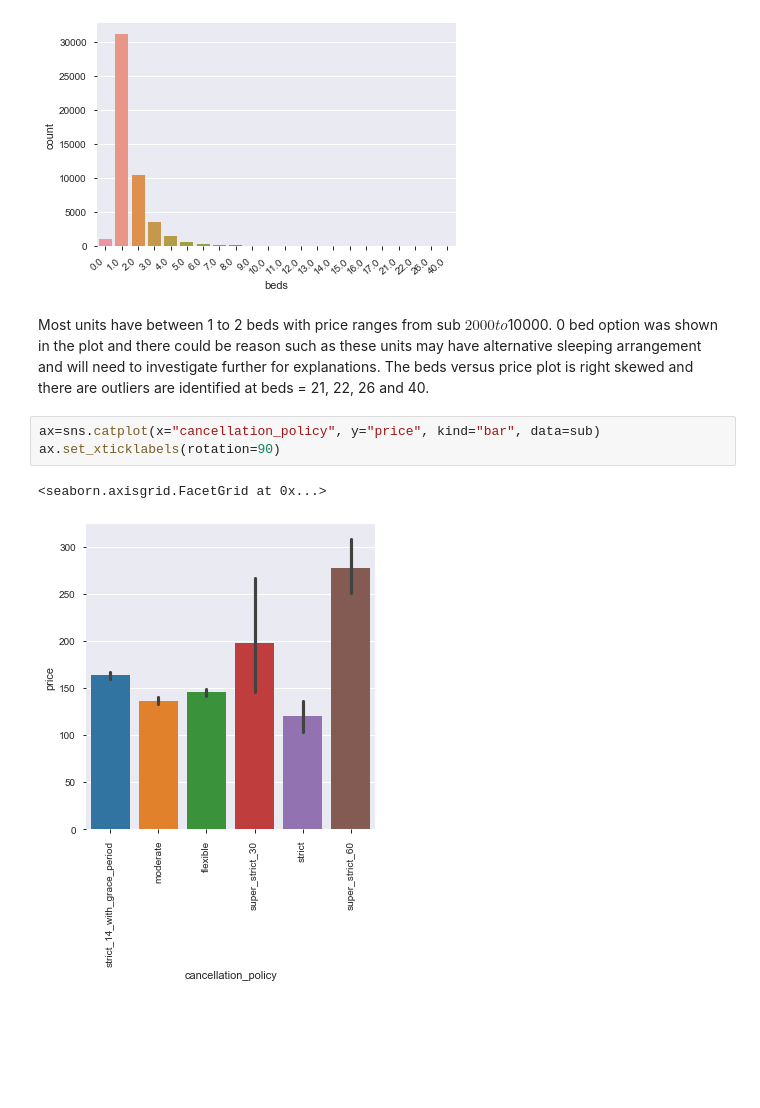
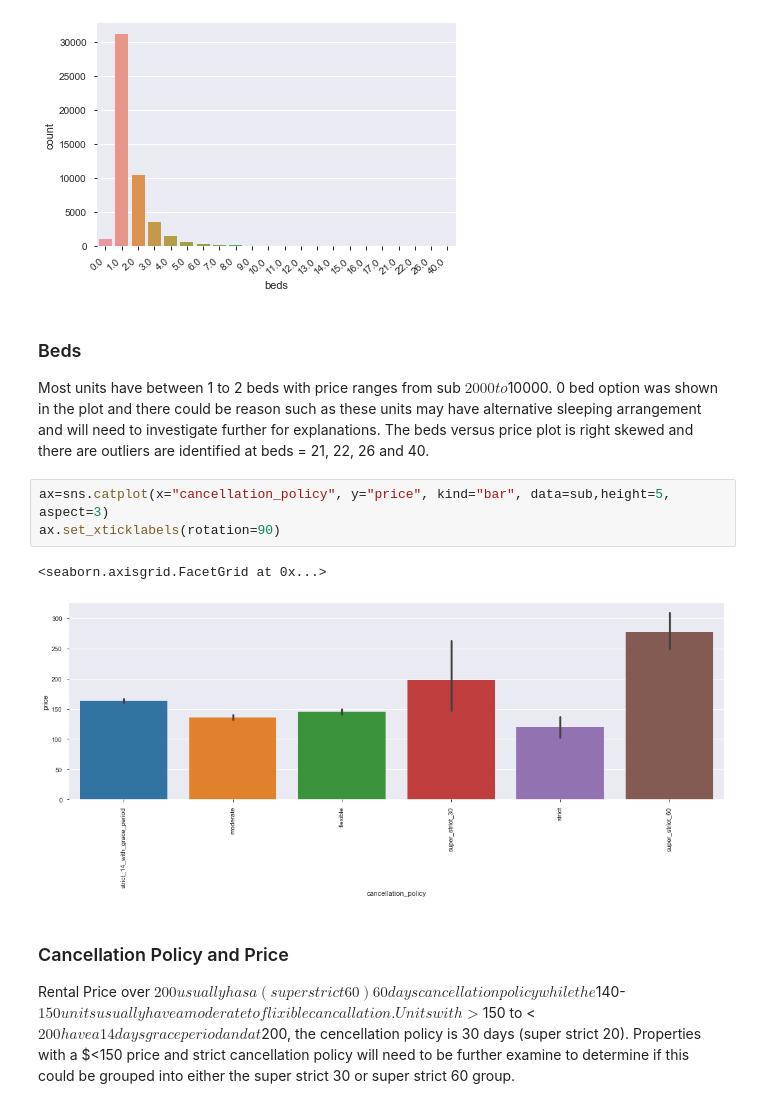
Before and after one commit to Leungy/MachineLearning1, a Jupyter notebook: Lab1/Lab_1.ipynb, the cells around one changed output. Drawn from its saved outputs; the diff is of its cells as text; blank space fills up the shorter version.

```diff
--- a/Lab1/Lab_1.ipynb
+++ b/Lab1/Lab_1.ipynb
@@ -153,11 +163,16 @@ plt.show()
 # %% [output]
 [figure]
 # %% [markdown]
+### Beds
 Most units have between 1 to 2 beds with price ranges from sub $2000 to $10000. 0 bed option was shown in the plot and there could be reason such as these units may have alternative sleeping arrangement and will need to investigate further for explanations. The beds versus price plot is right skewed and there are outliers are identified at beds = 21, 22, 26 and 40.
 # %%
-ax=sns.catplot(x="cancellation_policy", y="price", kind="bar", data=sub)
+ax=sns.catplot(x="cancellation_policy", y="price", kind="bar", data=sub,height=5, aspect=3)
 ax.set_xticklabels(rotation=90)
 # %% [output]
 <seaborn.axisgrid.FacetGrid at 0x...>
-[figure, old version]
+[figure, new version]
+# %% [markdown]
+### Cancellation Policy and Price
+Rental Price over $200 usually has a ( super strict 60) 60 days cancellation policy while the $140-$150 units usually have a moderate to flixible cancallation. Units with >$150 to <$200 have a 14 days grace period and at $200, the cencellation policy is 30 days (super strict 20).
+Properties with a $<150 price and strict cancellation policy will need to be further examine to determine if this could be grouped into either the super strict 30 or super strict 60 group.
 # %%
```
Also changed, not shown: parts of 19 cells of this notebook.
